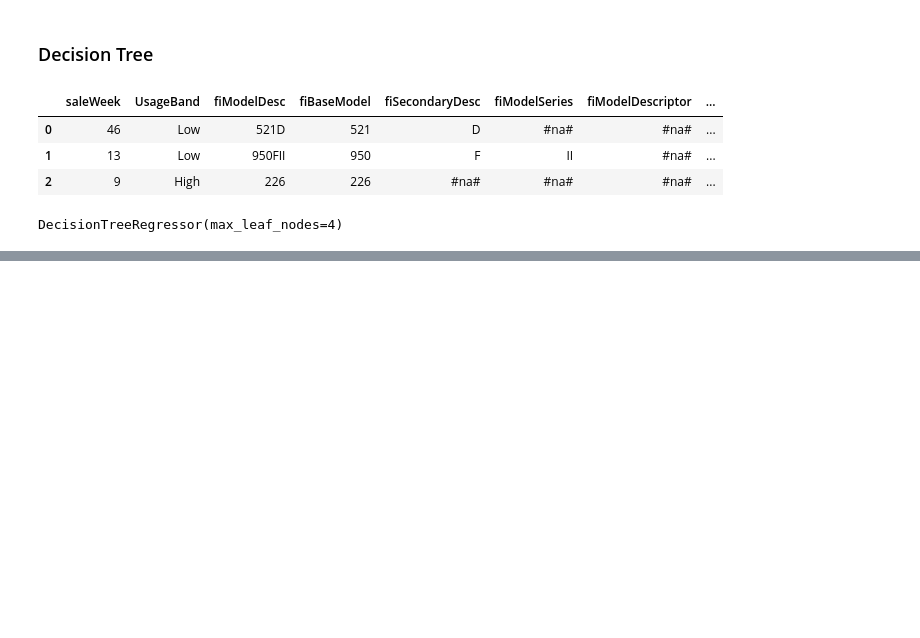
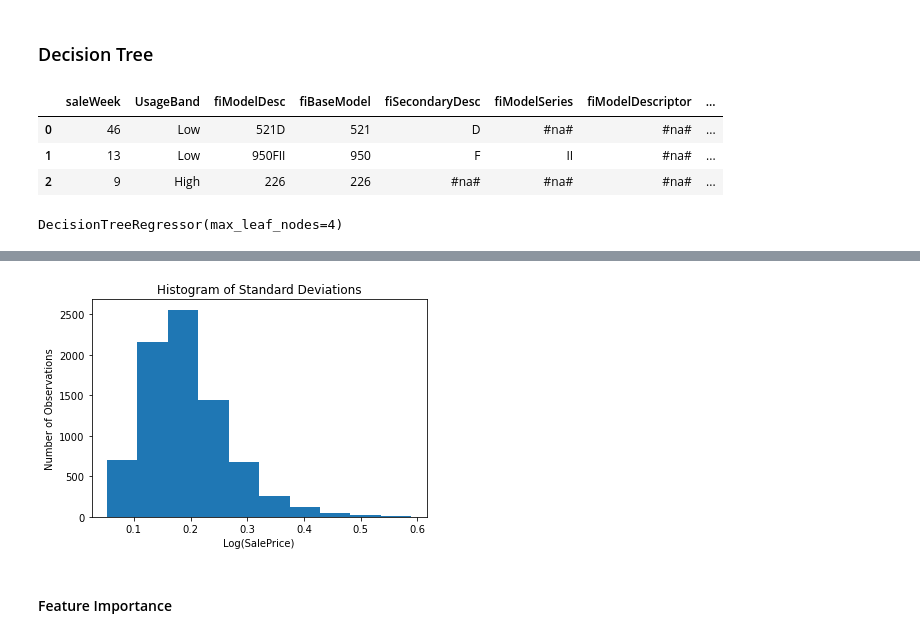
Before and after one commit to huli/fast-ai-course, a Jupyter notebook: chapters/chapter-09-tabular-data.ipynb, the cells around one changed output, grey strips where cells are left out. Cells and saved outputs as stored; diff of their text form; code cells hidden in the pictures; blank space fills up the shorter version.

```diff
--- a/chapters/chapter-09-tabular-data.ipynb
+++ b/chapters/chapter-09-tabular-data.ipynb
@@ -228,0 +376,3 @@ a
+# %%
+# get the standard deviations for our predictions
+preds_std = preds.std(0)
@@ -228,0 +388,9 @@ a
+# %%
+plt.hist(preds_std)
+plt.title('Histogram of Standard Deviations')
+plt.xlabel('Log(SalePrice)')
+plt.ylabel('Number of Observations');
+# %% [output]
+[figure, added]
+# %% [markdown]
+#### Feature Importance
```
Also changed, not shown: parts of 53 cells of this notebook.
